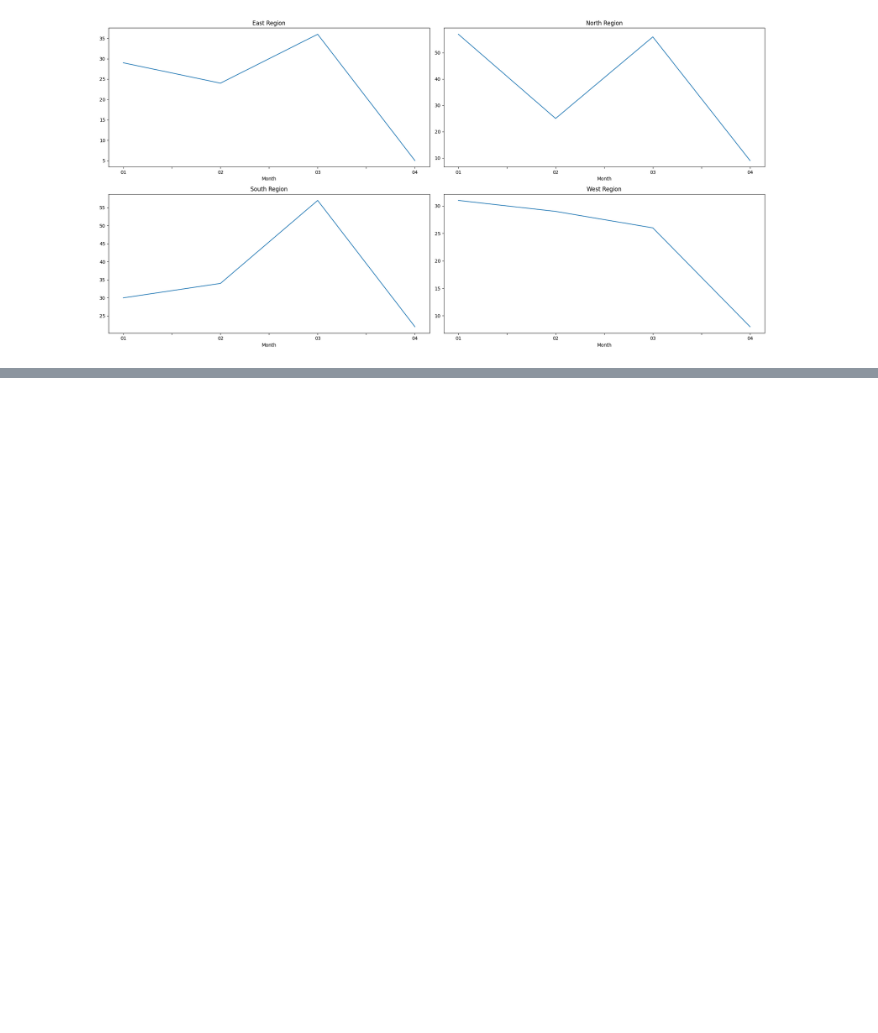
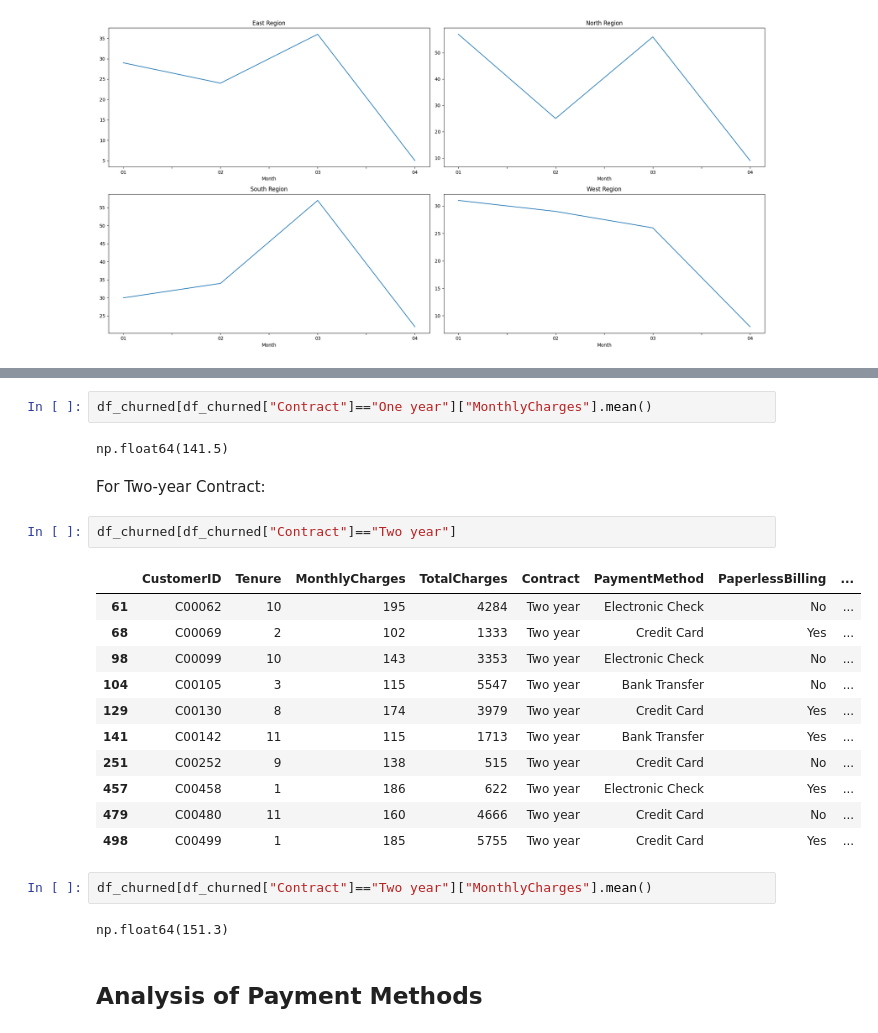
Before and after one commit to RookieCoder12/DevArena-Week-5, a Jupyter notebook: customer_analysis.ipynb, the cells around one changed output, grey strips where cells are left out. Saved outputs shown, nothing was run; the diff lists cells and outputs as text; blank space fills up the shorter version.

```diff
--- a/customer_analysis.ipynb
+++ b/customer_analysis.ipynb
@@ -260,0 +347,26 @@ plt.show()
+# %%
+df_churned[df_churned["Contract"]=="One year"]["MonthlyCharges"].mean()
+# %% [output]
+np.float64(141.5)
+# %% [markdown]
+For Two-year Contract:
+# %%
+df_churned[df_churned["Contract"]=="Two year"]
+# %% [output]
+|  | CustomerID | Tenure | MonthlyCharges | TotalCharges | Contract | PaymentMethod | PaperlessBilling | ... |
+| 61 | C00062 | 10 | 195 | 4284 | Two year | Electronic Check | No | ... |
+| 68 | C00069 | 2 | 102 | 1333 | Two year | Credit Card | Yes | ... |
+| 98 | C00099 | 10 | 143 | 3353 | Two year | Electronic Check | No | ... |
+| 104 | C00105 | 3 | 115 | 5547 | Two year | Bank Transfer | No | ... |
+| 129 | C00130 | 8 | 174 | 3979 | Two year | Credit Card | Yes | ... |
+| 141 | C00142 | 11 | 115 | 1713 | Two year | Bank Transfer | Yes | ... |
+| 251 | C00252 | 9 | 138 | 515 | Two year | Credit Card | No | ... |
+| 457 | C00458 | 1 | 186 | 622 | Two year | Electronic Check | Yes | ... |
+| 479 | C00480 | 11 | 160 | 4666 | Two year | Credit Card | No | ... |
+| 498 | C00499 | 1 | 185 | 5755 | Two year | Credit Card | Yes | ... |
+# %%
+df_churned[df_churned["Contract"]=="Two year"]["MonthlyCharges"].mean()
+# %% [output]
+np.float64(151.3)
+# %% [markdown]
+## Analysis of Payment Methods
```
Also changed, not shown: parts of 22 cells of this notebook.
